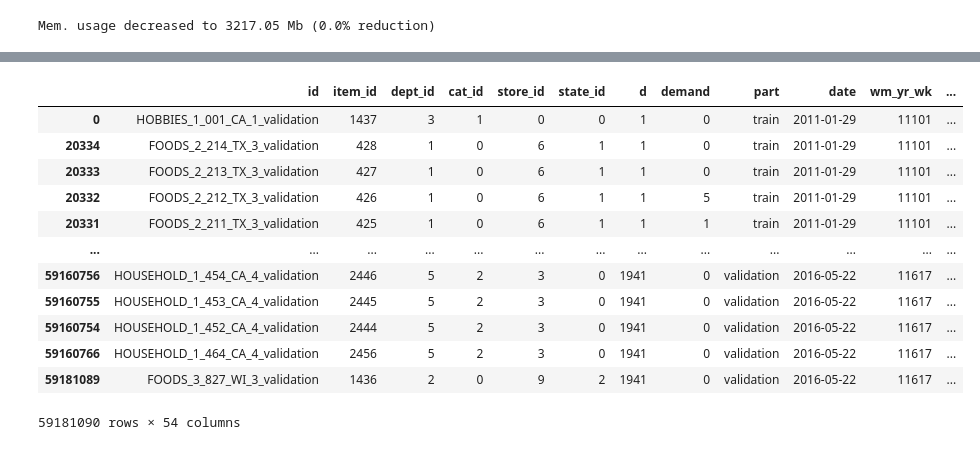
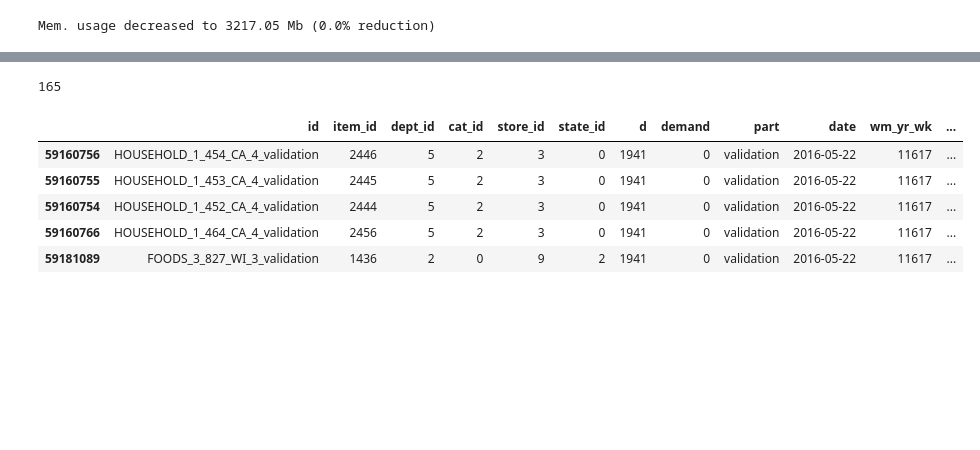
Before and after one commit to Flourens/ds-practice, a Jupyter notebook: m5_forecast.ipynb, the cells around one changed output, grey strips where cells are left out. Cells and saved outputs as stored; diff of their text form; code cells hidden in the pictures; blank space fills up the shorter version.

```diff
--- a/m5_forecast.ipynb
+++ b/m5_forecast.ipynb
@@ -377,21 +383,17 @@ data shape: (59181090, 54)
 # %%
-# data = data.loc[data['date'] >= '2014-10-22']
-data
-# gc.collect()
+data = data.loc[data['date'] >= '2014-05-22']
+gc.collect()
 # %% [output]
-|  | id | item_id | dept_id | cat_id | store_id | state_id | d | demand | part | date | wm_yr_wk | ... |
-| 0 | HOBBIES_1_001_CA_1_validation | 1437 | 3 | 1 | 0 | 0 | 1 | 0 | train | 2011-01-29 | 11101 | ... |
-| 20334 | FOODS_2_214_TX_3_validation | 428 | 1 | 0 | 6 | 1 | 1 | 0 | train | 2011-01-29 | 11101 | ... |
-| 20333 | FOODS_2_213_TX_3_validation | 427 | 1 | 0 | 6 | 1 | 1 | 0 | train | 2011-01-29 | 11101 | ... |
-| 20332 | FOODS_2_212_TX_3_validation | 426 | 1 | 0 | 6 | 1 | 1 | 5 | train | 2011-01-29 | 11101 | ... |
-| 20331 | FOODS_2_211_TX_3_validation | 425 | 1 | 0 | 6 | 1 | 1 | 1 | train | 2011-01-29 | 11101 | ... |
-| ... | ... | ... | ... | ... | ... | ... | ... | ... | ... | ... | ... | ... |
-| 59160756 | HOUSEHOLD_1_454_CA_4_validation | 2446 | 5 | 2 | 3 | 0 | 1941 | 0 | validation | 2016-05-22 | 11617 | ... |
-| 59160755 | HOUSEHOLD_1_453_CA_4_validation | 2445 | 5 | 2 | 3 | 0 | 1941 | 0 | validation | 2016-05-22 | 11617 | ... |
-| 59160754 | HOUSEHOLD_1_452_CA_4_validation | 2444 | 5 | 2 | 3 | 0 | 1941 | 0 | validation | 2016-05-22 | 11617 | ... |
-| 59160766 | HOUSEHOLD_1_464_CA_4_validation | 2456 | 5 | 2 | 3 | 0 | 1941 | 0 | validation | 2016-05-22 | 11617 | ... |
-| 59181089 | FOODS_3_827_WI_3_validation | 1436 | 2 | 0 | 9 | 2 | 1941 | 0 | validation | 2016-05-22 | 11617 | ... |
-59181090 rows × 54 columns
+165
+# %%
+data.tail()
+# %% [output]
+|  | id | item_id | dept_id | cat_id | store_id | state_id | d | demand | part | date | wm_yr_wk | ... |
+| 59160756 | HOUSEHOLD_1_454_CA_4_validation | 2446 | 5 | 2 | 3 | 0 | 1941 | 0 | validation | 2016-05-22 | 11617 | ... |
+| 59160755 | HOUSEHOLD_1_453_CA_4_validation | 2445 | 5 | 2 | 3 | 0 | 1941 | 0 | validation | 2016-05-22 | 11617 | ... |
+| 59160754 | HOUSEHOLD_1_452_CA_4_validation | 2444 | 5 | 2 | 3 | 0 | 1941 | 0 | validation | 2016-05-22 | 11617 | ... |
+| 59160766 | HOUSEHOLD_1_464_CA_4_validation | 2456 | 5 | 2 | 3 | 0 | 1941 | 0 | validation | 2016-05-22 | 11617 | ... |
+| 59181089 | FOODS_3_827_WI_3_validation | 1436 | 2 | 0 | 9 | 2 | 1941 | 0 | validation | 2016-05-22 | 11617 | ... |
 # %%
 class CustomTimeSeriesSplitter:
     def __init__(self, n_splits=5, train_days=80, test_days=20, day_col="d"):
```
Also changed, not shown: parts of 8 cells of this notebook, 6 other files.
